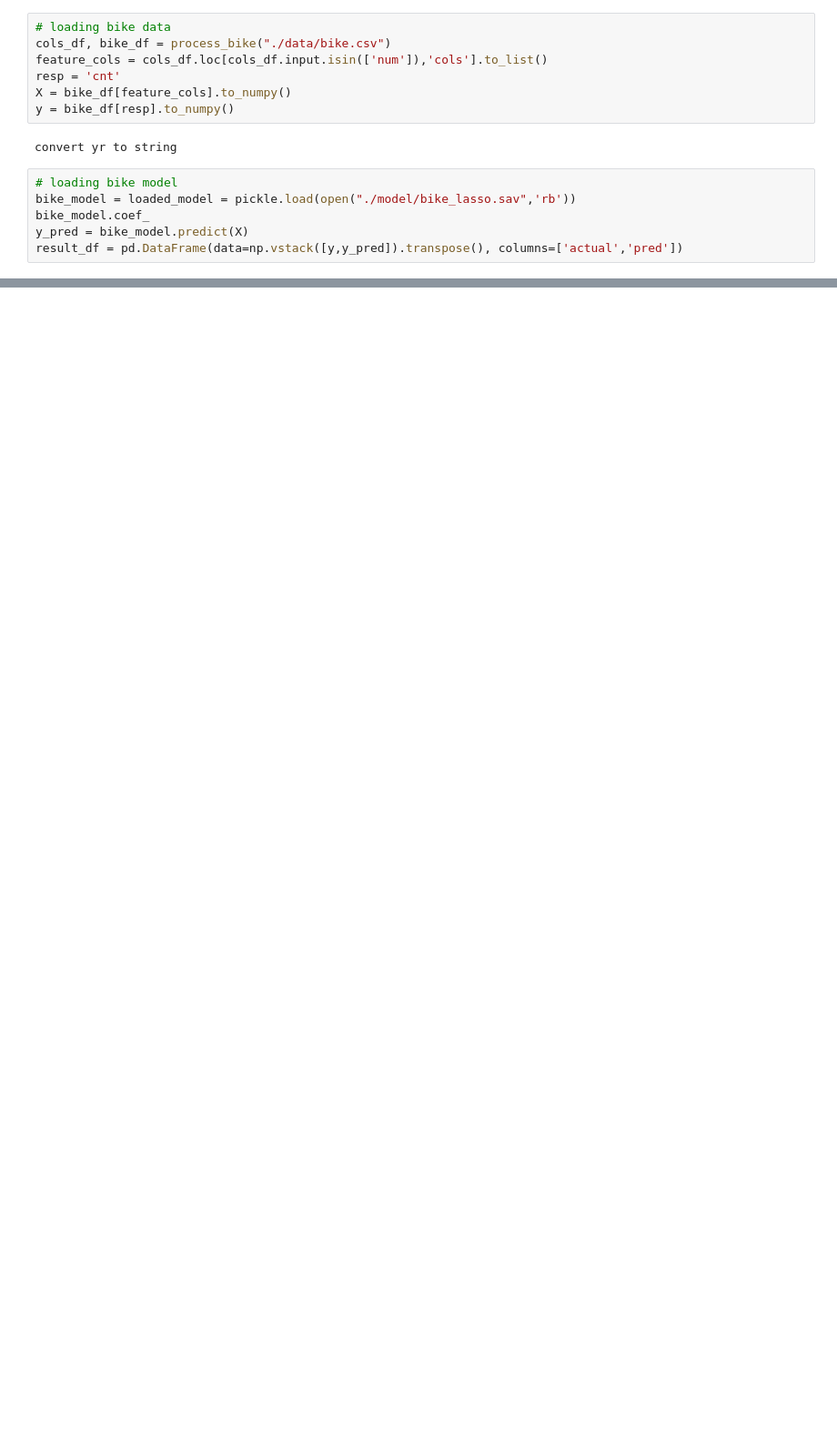
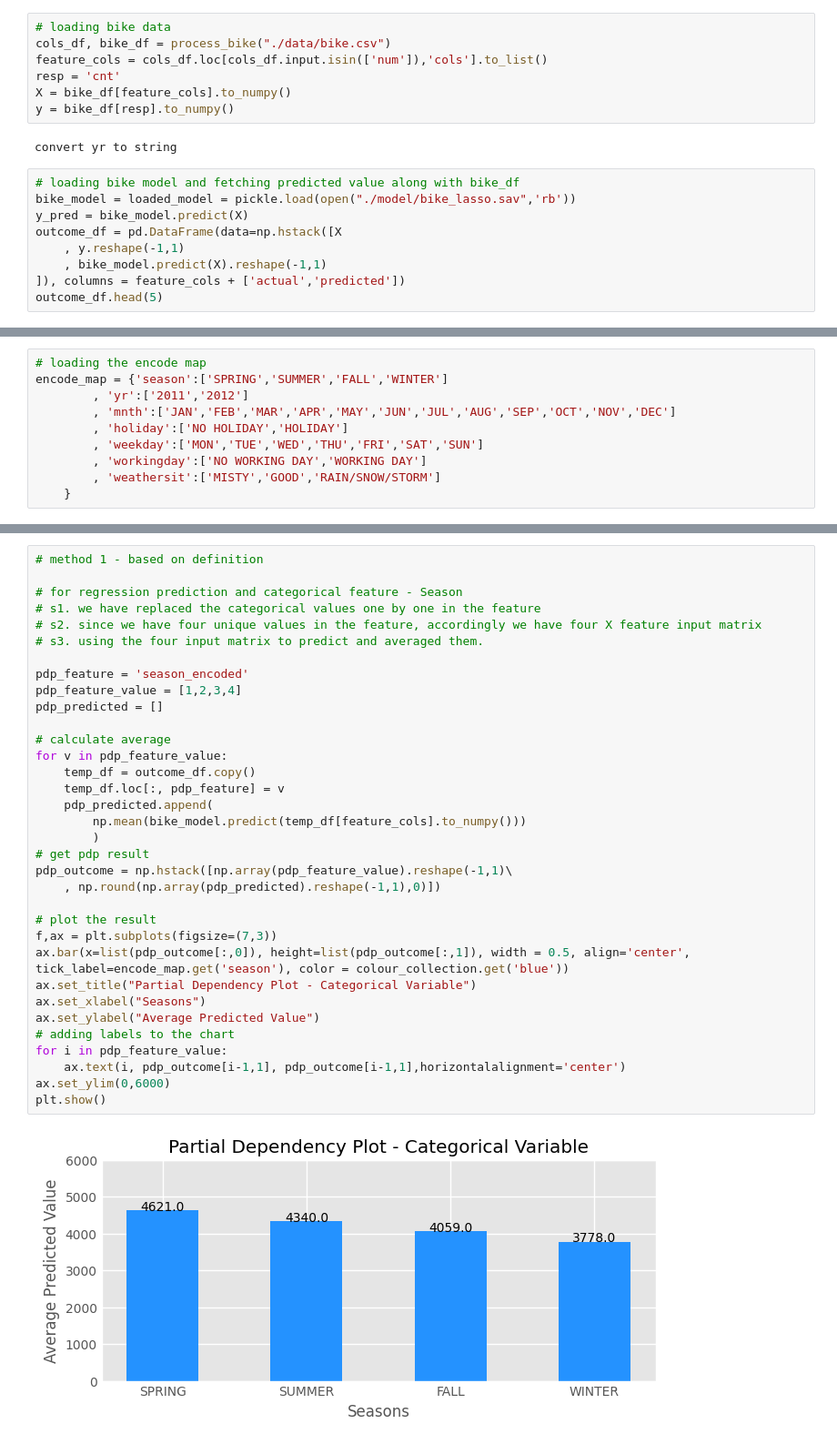
Before and after one commit to yuchen0908/explainable_ml, a Jupyter notebook: s8.1_pdp.ipynb, the cells around one changed output, grey strips where cells are left out. Shown at 91% size. Cells and saved outputs as stored; diff of their text form; blank space fills up the shorter version.

```diff
--- a/s8.1_pdp.ipynb
+++ b/s8.1_pdp.ipynb
@@ -23,8 +29,11 @@ y = bike_df[resp].to_numpy()
 # %% [output]
 convert yr to string
 # %%
-# loading bike model
+# loading bike model and fetching predicted value along with bike_df
 bike_model = loaded_model = pickle.load(open("./model/bike_lasso.sav",'rb'))
-bike_model.coef_
 y_pred = bike_model.predict(X)
-result_df = pd.DataFrame(data=np.vstack([y,y_pred]).transpose(), columns=['actual','pred'])
+outcome_df = pd.DataFrame(data=np.hstack([X
+    , y.reshape(-1,1)
+    , bike_model.predict(X).reshape(-1,1)
+]), columns = feature_cols + ['actual','predicted'])
+outcome_df.head(5)
@@ -49,0 +47,10 @@ ax.grid(True)
+# %%
+# loading the encode map
+encode_map = {'season':['SPRING','SUMMER','FALL','WINTER']
+        , 'yr':['2011','2012']
+        , 'mnth':['JAN','FEB','MAR','APR','MAY','JUN','JUL','AUG','SEP','OCT','NOV','DEC']
+        , 'holiday':['NO HOLIDAY','HOLIDAY']
+        , 'weekday':['MON','TUE','WED','THU','FRI','SAT','SUN']
+        , 'workingday':['NO WORKING DAY','WORKING DAY']
+        , 'weathersit':['MISTY','GOOD','RAIN/SNOW/STORM']
+    }
@@ -49,0 +89,36 @@ ax.grid(True)
+# %%
+# method 1 - based on definition
+
+# for regression prediction and categorical feature - Season
+# s1. we have replaced the categorical values one by one in the feature
+# s2. since we have four unique values in the feature, accordingly we have four X feature input matrix
+# s3. using the four input matrix to predict and averaged them.
+
+pdp_feature = 'season_encoded'
+pdp_feature_value = [1,2,3,4]
+pdp_predicted = []
+
+# calculate average
+for v in pdp_feature_value:
+    temp_df = outcome_df.copy()
+    temp_df.loc[:, pdp_feature] = v
+    pdp_predicted.append(
+        np.mean(bike_model.predict(temp_df[feature_cols].to_numpy()))
+        )
+# get pdp result
+pdp_outcome = np.hstack([np.array(pdp_feature_value).reshape(-1,1)\
+    , np.round(np.array(pdp_predicted).reshape(-1,1),0)])
+
+# plot the result
+f,ax = plt.subplots(figsize=(7,3))
+ax.bar(x=list(pdp_outcome[:,0]), height=list(pdp_outcome[:,1]), width = 0.5, align='center', tick_label=encode_map.get('season'), color = colour_collection.get('blue'))
+ax.set_title("Partial Dependency Plot - Categorical Variable")
+ax.set_xlabel("Seasons")
+ax.set_ylabel("Average Predicted Value")
+# adding labels to the chart
+for i in pdp_feature_value:
+    ax.text(i, pdp_outcome[i-1,1], pdp_outcome[i-1,1],horizontalalignment='center')
+ax.set_ylim(0,6000)
+plt.show()
+# %% [output]
+[figure, added]
```
Also changed, not shown: parts of 8 cells of this notebook.
